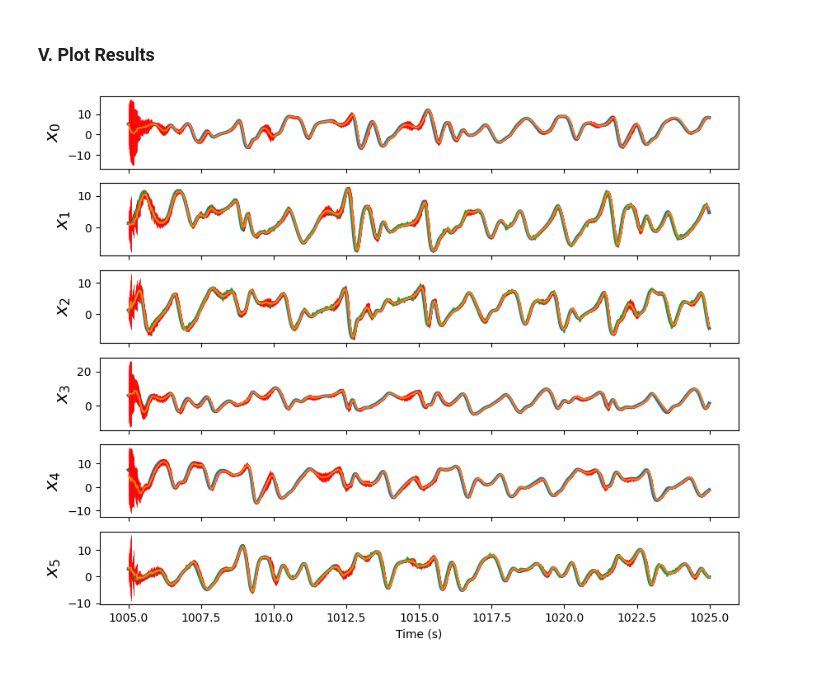
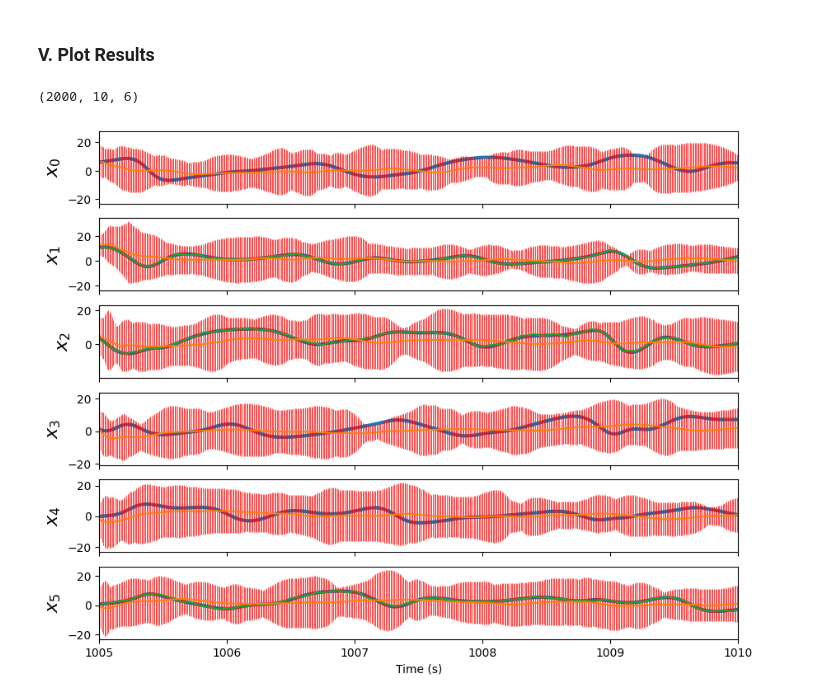
Before and after one commit to StevePny/DataAssimBench-Examples, a Jupyter notebook: examples/da_cycler/3-ETKF-Lorenz96-ReservoirComputing.ipynb, the cells around one changed output. Drawn from its saved outputs; the diff is of its cells as text; code cells hidden in the pictures.

```diff
--- a/examples/da_cycler/3-ETKF-Lorenz96-ReservoirComputing.ipynb
+++ b/examples/da_cycler/3-ETKF-Lorenz96-ReservoirComputing.ipynb
@@ -123,13 +161,8 @@ delta_t = 0.01
 
 cur_tstep = 0
 
-# ETKF input state is an ensemble with error
-etkf_x0 = dab.vector.StateVector(
-    values=ics,
-    store_as_jax=True)
-
-out_statevec = dc.cycle(
-    input_state = etkf_x0,
+out_xr = dc.cycle(
+    input_state = ics.drop_vars('time'),
     start_time = start_time,
     obs_vector = obs_vec_l96,
     obs_error_sd = 1.0,
@@ -143,21 +176,27 @@ Wall time: 26 s
+# %%
+out_xr = out_xr.stack({'time':['cycle','cycle_timestep']}, create_index=False)
+out_xr = out_xr.assign_coords(time=nr_test.time[cur_tstep:cur_tstep+out_xr.sizes['time']])
+out_xr = out_xr.transpose('time', 'ensemble','reservoir')
 # %% [markdown]
 ### V. Plot Results
-# %%
-# Transform to system space:
-out_statevals = np.zeros((out_statevec.time_dim, out_statevec.values.shape[1], 6))
-for i in range(out_statevec.values.shape[0]):
-    for j in range(out_statevec.values.shape[1]):
-        out_statevals[i, j] = forecast_model.readout(jnp.array(out_statevec.values[i,j]))
+# %%
+out_statevals = jnp.stack([forecast_model.readout(out_xr.sel(ensemble=i)['r'].data) for i in out_xr['ensemble'].values], axis=1)
+# %%
+out_statevals.shape
+# %% [output]
+(2000, 10, 6)
 # %%
 fig, axes = plt.subplots(6, 1, sharex = True, figsize = (10, 8))
 for j, ax in enumerate(axes):
-    ax.plot(out_statevec.times, nr_test.values[:,j], lw = 3, label = 'True')
-    ax.errorbar(out_statevec.times, np.mean(out_statevals, axis=1)[:,j],
+    ax.set_xlim(1005, 1010)
+    ax.plot(out_xr.time, nr_test['x'][:,j], lw = 3, label = 'True')
+    ax.errorbar(out_xr.time, np.mean(out_statevals, axis=1)[:,j],
                 yerr=np.ptp(out_statevals, axis=1)[:,j], elinewidth=0.5, ecolor='red')
-    if j in obs_vec_l96.location_indices[0]:
-        ax.plot(obs_vec_l96.times[:400], obs_vec_l96.values[:400, np.where(j == obs_vec_l96.location_indices[0])[0]])
+    if j in obs_vec_l96['i_index']:
+        indexing = np.where(j==obs_vec_l96.system_index[0])
+        ax.plot(obs_vec_l96.time.data[indexing[0]], obs_vec_l96['x'].data[indexing])
     ax.set_ylabel(r'$x_{:d}$'.format(j), fontsize = 16)
 ax.set_xlabel('Time (s)')
 plt.show()
 # %% [output]
-[figure, old version]
+[figure, new version]
```
Also changed, not shown: parts of 21 cells of this notebook, 1 other file.
